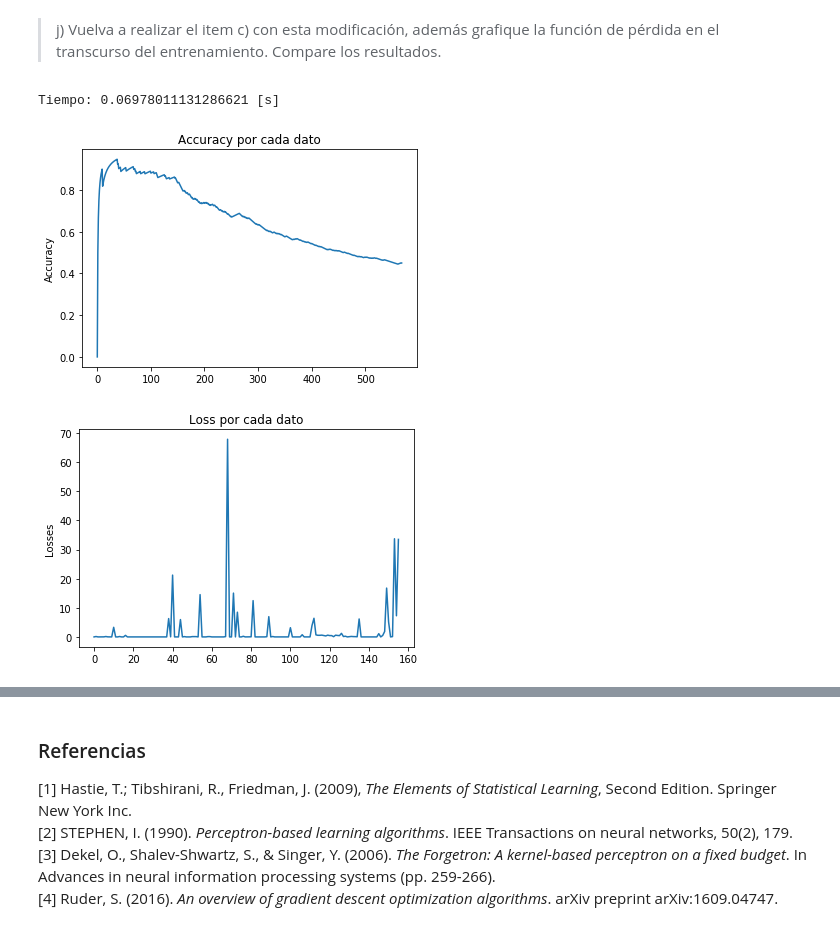
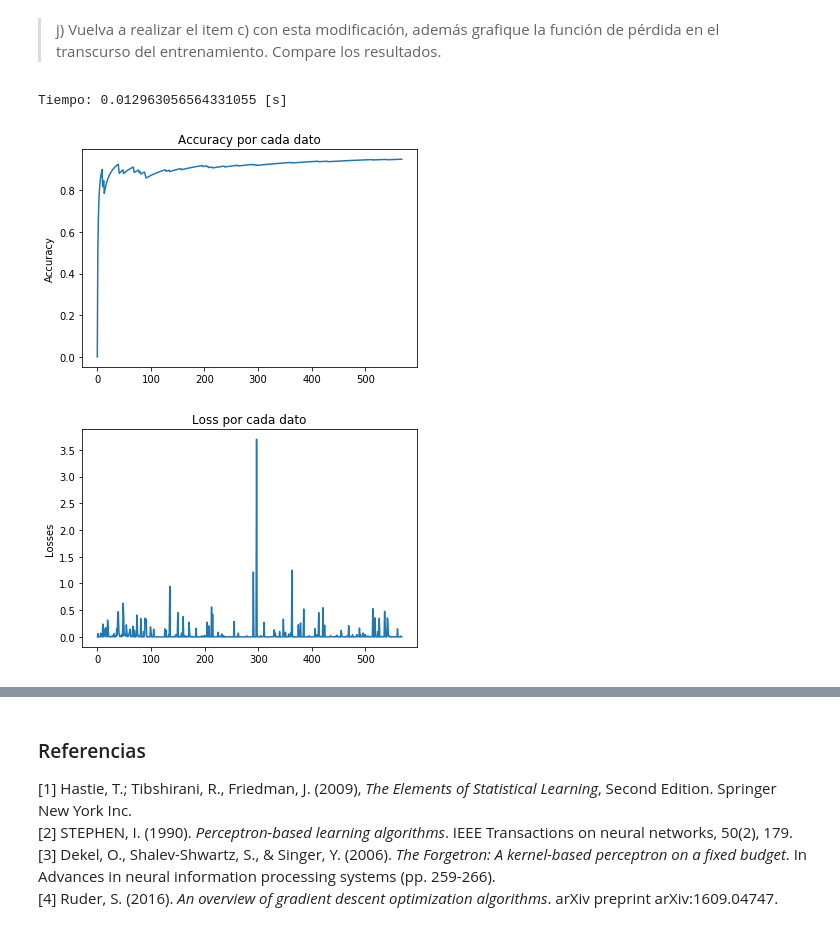
Before and after one commit to Sebaatd/MachineLearning-T0, a Jupyter notebook: Enunciado.ipynb, the cells around one changed output, grey strips where cells are left out. Saved outputs shown, nothing was run; the diff lists cells and outputs as text; code cells hidden in the pictures.

```diff
--- a/Enunciado.ipynb
+++ b/Enunciado.ipynb
@@ -280,0 +285,23 @@ Con $\sigma$ la función sigmoidal de la forma $\sigma(\xi) = 1/(1+e^{-\xi}) $,
+# %%
+#Busqueda del límite superior
+limit_reached = False
+xi = 0
+
+while(limit_reached == False):
+    sig = 1/(1 + np.exp(-1 * xi))
+    if(sig == 1):
+        print("Limite superior: ", xi)
+        limit_reached = True
+
+    xi += 1
+
+#Busqueda del límite inferior
+limit_reached = False
+xi = 0
+while(limit_reached == False):
+    sig = 1/(1 + np.exp(-1 * xi))
+    if(sig == 0):
+        print("Limite inferior: ", xi)
+        limit_reached = True
+
+    xi -= 1
@@ -281,6 +313,11 @@ Con $\sigma$ la función sigmoidal de la forma $\sigma(\xi) = 1/(1+e^{-\xi}) $,
 # %%
-#No sé si falta agregar los límites de número, no sé como hacerlo o numpy los ignora.
 def sigmoidal(xi):
+    if xi <= -710:
+        xi = -709
+
+    elif xi >= 37:
+        xi = 36
+
     return 1/(1 + np.exp(-1 * xi))
 
 def g(x_i, w):
@@ -288,15 +325,9 @@ def g(x_i, w):
 # %% [markdown]
 > g) Escriba una función que calcule la función de pérdida descrita anteriormente para un dato $x^{(i)}$, utilizando $g(x^{(i)};w,b)$. *Tenga cuidado con los límites del logaritmo (recordad que $\log{0}\rightarrow +\infty$)*.
 # %%
-#No sé si falta agregar los límites de número, no sé como hacerlo o numpy los ignora.
-#Creo que se deben considerar todos los logs bajo 1 como 0 (recuerdo que algo así dijo el profe en clase)
-#onda que el log de 0 era 0
+#No se realiza ajuste para los límites del logaritmo ya que se hicieron en la sigmoidal.
 def ell(y, x_i, w):
     g_xw = g(x_i, w)
-
-    if(g_xw == 1):
-        g_xw = 0.9
-
     return -y * np.log(g_xw) - (1 - y) * np.log(1 - g_xw)
 # %% [markdown]
 > h) Escriba una función que calcule el gradiente (derivada) de la función de pérdida anterior con respecto a los pesos del modelo $w$. *Se recomienda derivarla analíticamente y luego escribirla*. *Recuerde el uso de la regla de la cadena*.
@@ -336,7 +367,6 @@ $$
 
 Finalmente, el gradiente de la Binary Cross Entropy es el conjunto de las derivadas respecto a todos los pesos.
 # %%
-#Me arriesgo a decir que esto esta listo
 def gradient(x_i, w, y):
     #Se reserva espacio para almacenar el gradiente
     result = np.zeros(len(w))
@@ -344,7 +374,7 @@ def gradient(x_i, w, y):
     #Calculo de derivadas según cada peso
     for i in range(len(w)):
         ga = g(x_i, w)
-        result[i] = ga * (1 - ga) * ((-y/ga) + ((1 - y)/(1 - ga)))
+        result[i] = ga * (1 - ga) * x_i[i] * ((-y/ga) + ((1 - y)/(1 - ga)))
 
     #Se retorna el conjunto de derivadas o gradiente
     return result
@@ -387,23 +417,21 @@ def perceptron_sgd(x, y, n, N):
 # %%
 X_train,y_train = load_breast_cancer(return_X_y=True)
 scaler = StandardScaler().fit(X_train)
 X_train = scaler.transform(X_train)
 X_train = np.c_[X_train, np.ones(len(X_train)) ] #add columns of 1's if you want
 
-#TODO: Usar solo el 70% de los datos y no el 100%. El otro 30% es para test.
-
-accuracies, losses = perceptron_sgd(X_train, y_train, 0.5, len(X_train))
+accuracies, losses = perceptron_sgd(X_train, y_train, 0.3, len(X_train))
 
 plt.plot(accuracies)
 plt.title('Accuracy por cada dato')
 plt.ylabel('Accuracy')
 plt.show()
 
 plt.plot(losses)
 plt.title('Loss por cada dato')
 plt.ylabel('Losses')
 plt.show()
 # %% [output]
-Tiempo: 0.06978011131286621 [s]
+Tiempo: 0.012963056564331055 [s]
-[figure, old version]
+[figure, new version]
-[figure, old version]
+[figure, new version]
```
Also changed, not shown: parts of 10 cells of this notebook.
